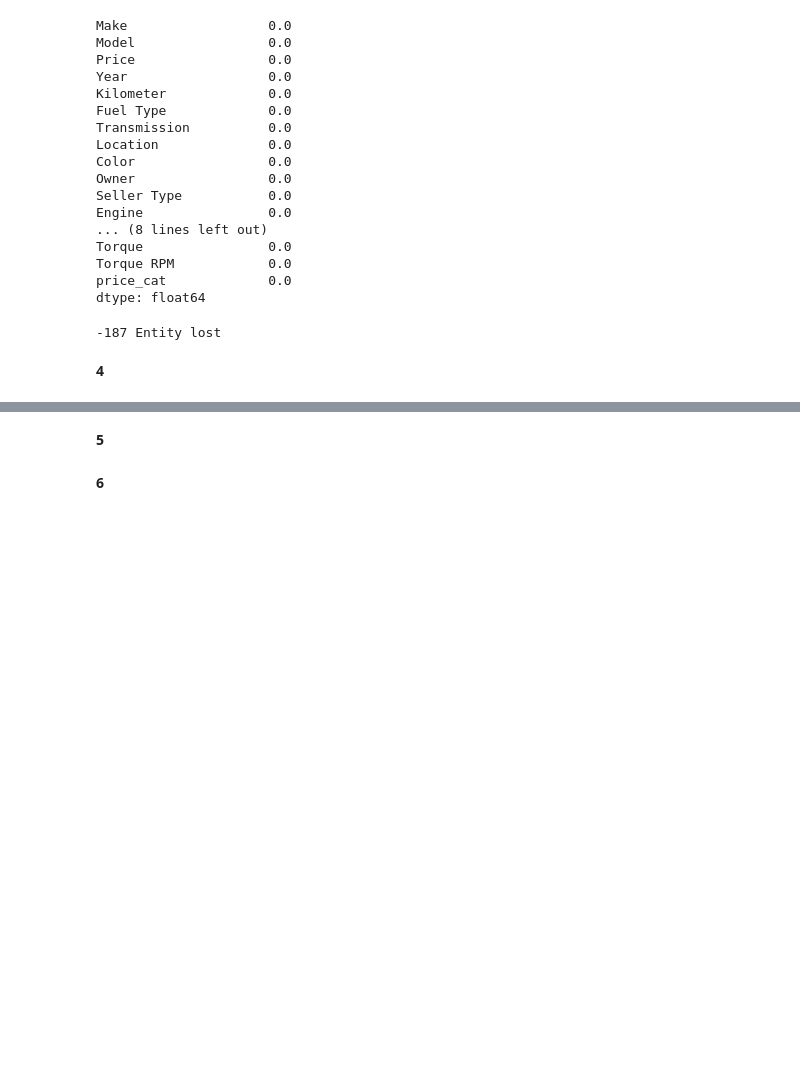
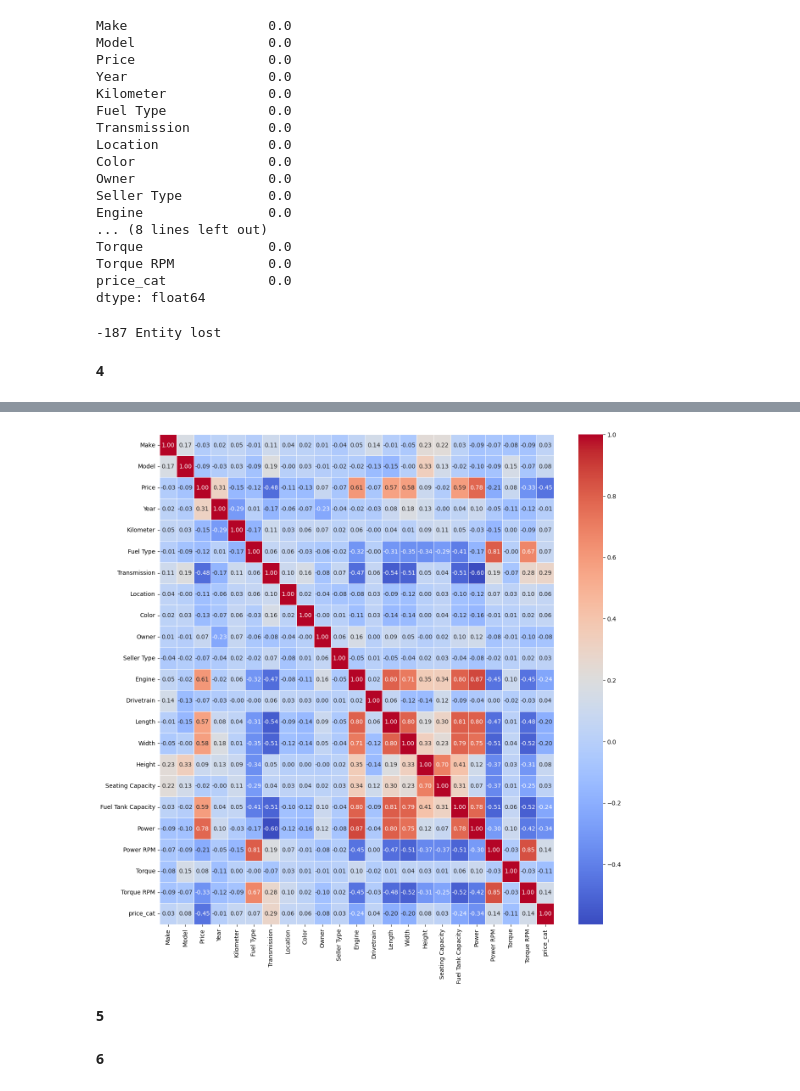
Before and after one commit to SM2A/Machine_Learning_Course_Project, a Jupyter notebook: HW-3/Report.ipynb, the cells around one changed output, grey strips where cells are left out. Saved outputs shown, nothing was run; the diff lists cells and outputs as text; code cells hidden in the pictures; blank space fills up the shorter version.

Commit message:
Plot correlation matrix

```diff
--- a/HW-3/Report.ipynb
+++ b/HW-3/Report.ipynb
@@ -264,3 +264,27 @@ print(f'{car_data_count_before_delete - car_data_count_after_delete} Entity lost
 -187 Entity lost
 # %% [markdown]
 **4**
+# %%
+from sklearn.preprocessing import LabelEncoder
+
+car_model_encoder = LabelEncoder()
+car_make_encoder = LabelEncoder()
+car_color_encoder = LabelEncoder()
+car_location_encoder = LabelEncoder()
+car_drivetrain_encoder = LabelEncoder()
+car_fuel_encoder = LabelEncoder()
+car_transmission_encoder = LabelEncoder()
+car_owner_encoder = LabelEncoder()
+car_seller_encoder = LabelEncoder()
+
+car_data['Model'] = car_model_encoder.fit_transform(car_data['Model'])
+car_data['Make'] = car_make_encoder.fit_transform(car_data['Make'])
+car_data['Color'] = car_color_encoder.fit_transform(car_data['Color'])
+car_data['Location'] = car_location_encoder.fit_transform(car_data['Location'])
+car_data['Drivetrain'] = car_drivetrain_encoder.fit_transform(car_data['Drivetrain'])
+car_data['Fuel Type'] = car_fuel_encoder.fit_transform(car_data['Fuel Type'])
+car_data['Transmission'] = car_transmission_encoder.fit_transform(car_data['Transmission'])
+car_data['Owner'] = car_owner_encoder.fit_transform(car_data['Owner'])
+car_data['Seller Type'] = car_seller_encoder.fit_transform(car_data['Seller Type'])
+
+car_data
@@ -267,3 +305,11 @@ print(f'{car_data_count_before_delete - car_data_count_after_delete} Entity lost
+# %%
+import seaborn
+
+plt.figure(figsize=(15, 15))
+seaborn.heatmap(car_data.corr(), annot=True, cmap="coolwarm", linewidths=.5, fmt=".2f")
+plt.show()
+# %% [output]
+[figure, added]
 # %% [markdown]
 **5**
 # %% [markdown]
```
Also changed, not shown: parts of 1 cell of this notebook.
